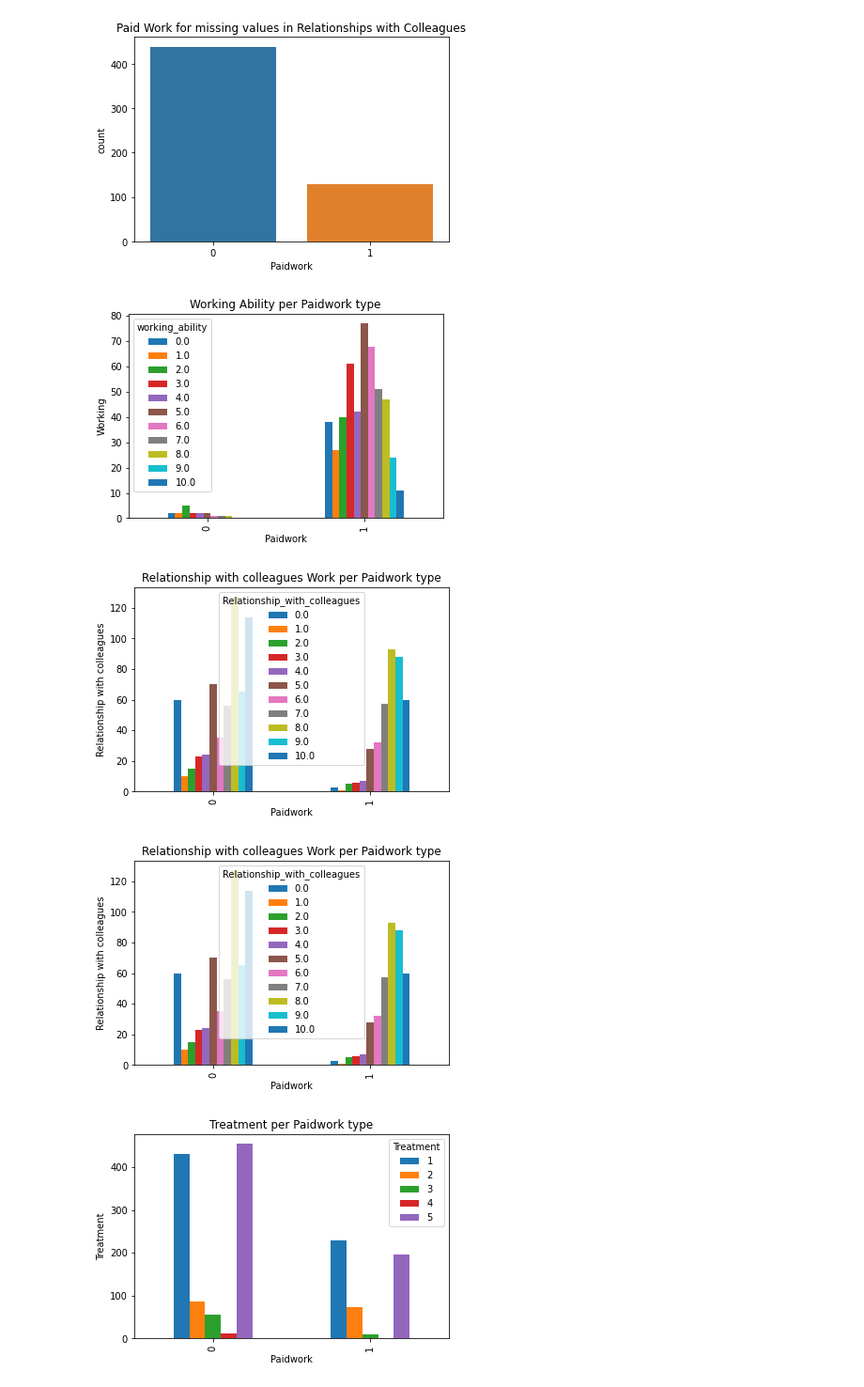
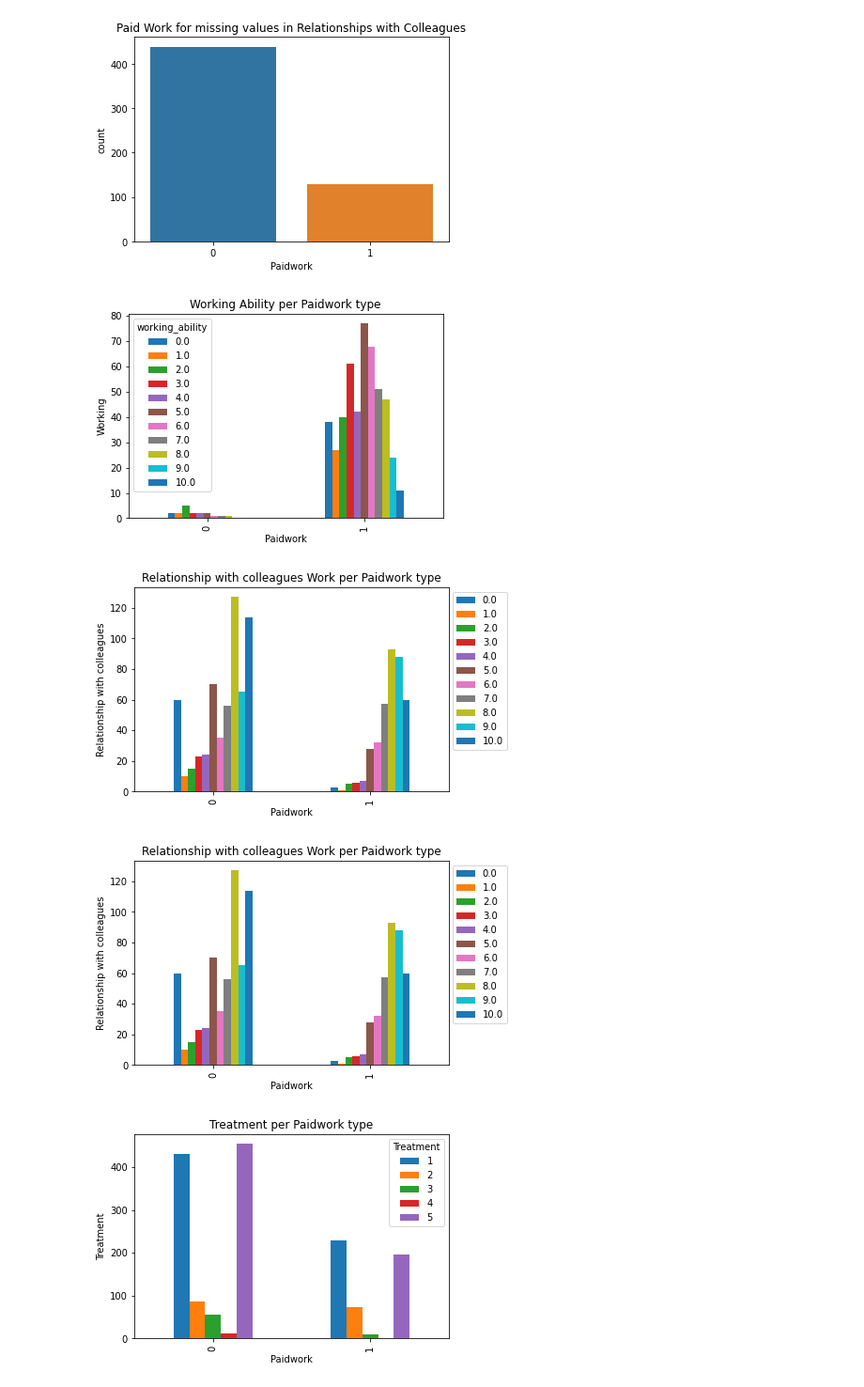
Before and after one commit to WALEX2000/DataScience-Project, a Jupyter notebook: src/dataExploration.ipynb, the cells around one changed output. Shown: that part at 94% size. Saved outputs shown, nothing was run; the diff lists cells and outputs as text; code cells hidden in the pictures.

```diff
--- a/src/dataExploration.ipynb
+++ b/src/dataExploration.ipynb
@@ -240,29 +240,31 @@ plt.show()
 # %%
 crosstab = pd.crosstab(data.Paidwork,data.working_ability).plot(kind='bar')
 plt.title('Working Ability per Paidwork type')
 plt.xlabel('Paidwork')
 plt.ylabel('Working')
 plt.show()
 
 crosstab = pd.crosstab(data.Paidwork,data.Relationship_with_colleagues).plot(kind='bar')
 plt.title('Relationship with colleagues Work per Paidwork type')
 plt.xlabel('Paidwork')
 plt.ylabel('Relationship with colleagues')
+plt.legend(bbox_to_anchor=(1.2, 1))
 plt.show()
 
 crosstab = pd.crosstab(data.Paidwork,data.Relationship_with_colleagues).plot(kind='bar')
 plt.title('Relationship with colleagues Work per Paidwork type')
 plt.xlabel('Paidwork')
 plt.ylabel('Relationship with colleagues')
+plt.legend(bbox_to_anchor=(1.2, 1))
 plt.show()
 
 crosstab = pd.crosstab(data.Paidwork,data.Treatment).plot(kind='bar')
 plt.title('Treatment per Paidwork type')
 plt.xlabel('Paidwork')
 plt.ylabel('Treatment')
 plt.show()
 # %% [output]
 [figure]
-[figure, old version]
+[figure, new version]
-[figure, old version]
+[figure, new version]
 [figure]
```
Also changed, not shown: 2 other files.
